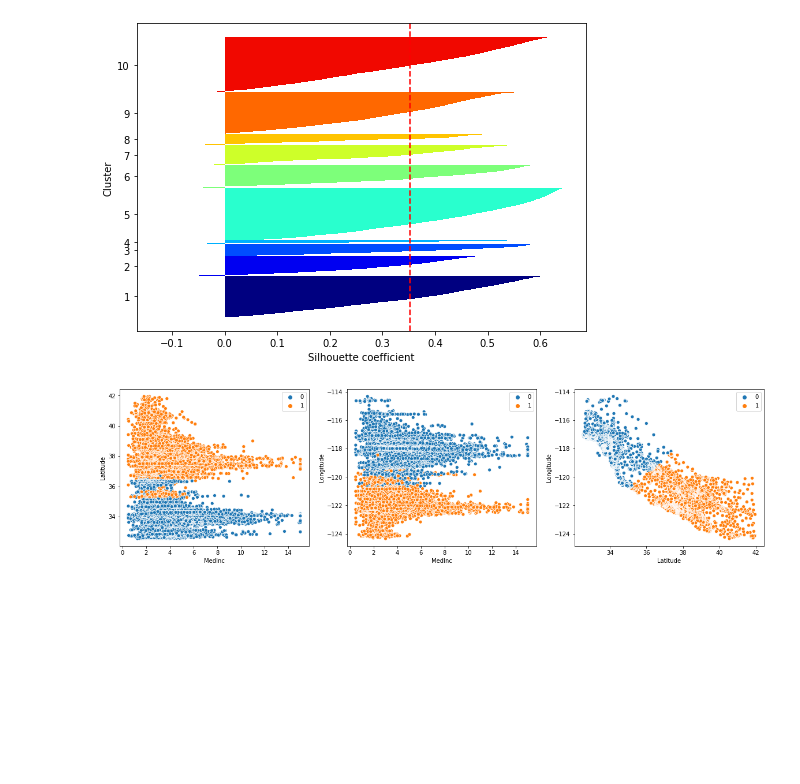
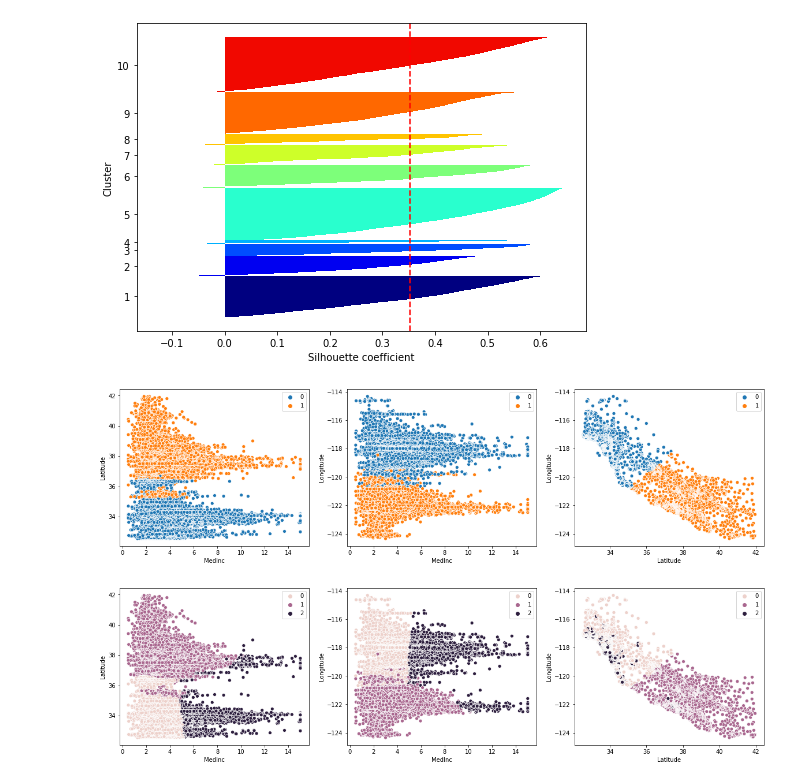
Before and after one commit to K132-Veri-Bilimi-Bootcamp/dimensionality-reduction-and-clustering-mustafa-gencer, a Jupyter notebook: Week_04_Odev_2.ipynb, the cells around one changed output. Drawn from its saved outputs; the diff is of its cells as text; code cells hidden in the pictures; blank space fills up the shorter version.

Commit message:
new clusters

```diff
--- a/Week_04_Odev_2.ipynb
+++ b/Week_04_Odev_2.ipynb
@@ -149,3 +149,15 @@ sns.scatterplot(X.loc[:, "Latitude"] , X.loc[:, "Longitude"], hue=km.labels_, ax
 plt.show()
 # %% [output]
 [figure]
+# %%
+km = KMeans(n_clusters=3)
+km.fit_predict(X)
+
+fig, axes = plt.subplots(1, 3, figsize=(20, 5))
+
+sns.scatterplot(X.loc[:, "MedInc"] , X.loc[:, "Latitude"], hue=km.labels_, ax=axes[0])
+sns.scatterplot(X.loc[:, "MedInc"] , X.loc[:, "Longitude"], hue=km.labels_, ax=axes[1])
+sns.scatterplot(X.loc[:, "Latitude"] , X.loc[:, "Longitude"], hue=km.labels_, ax=axes[2])
+plt.show()
+# %% [output]
+[figure, added]
```
Also changed, not shown: parts of 2 cells of this notebook.
